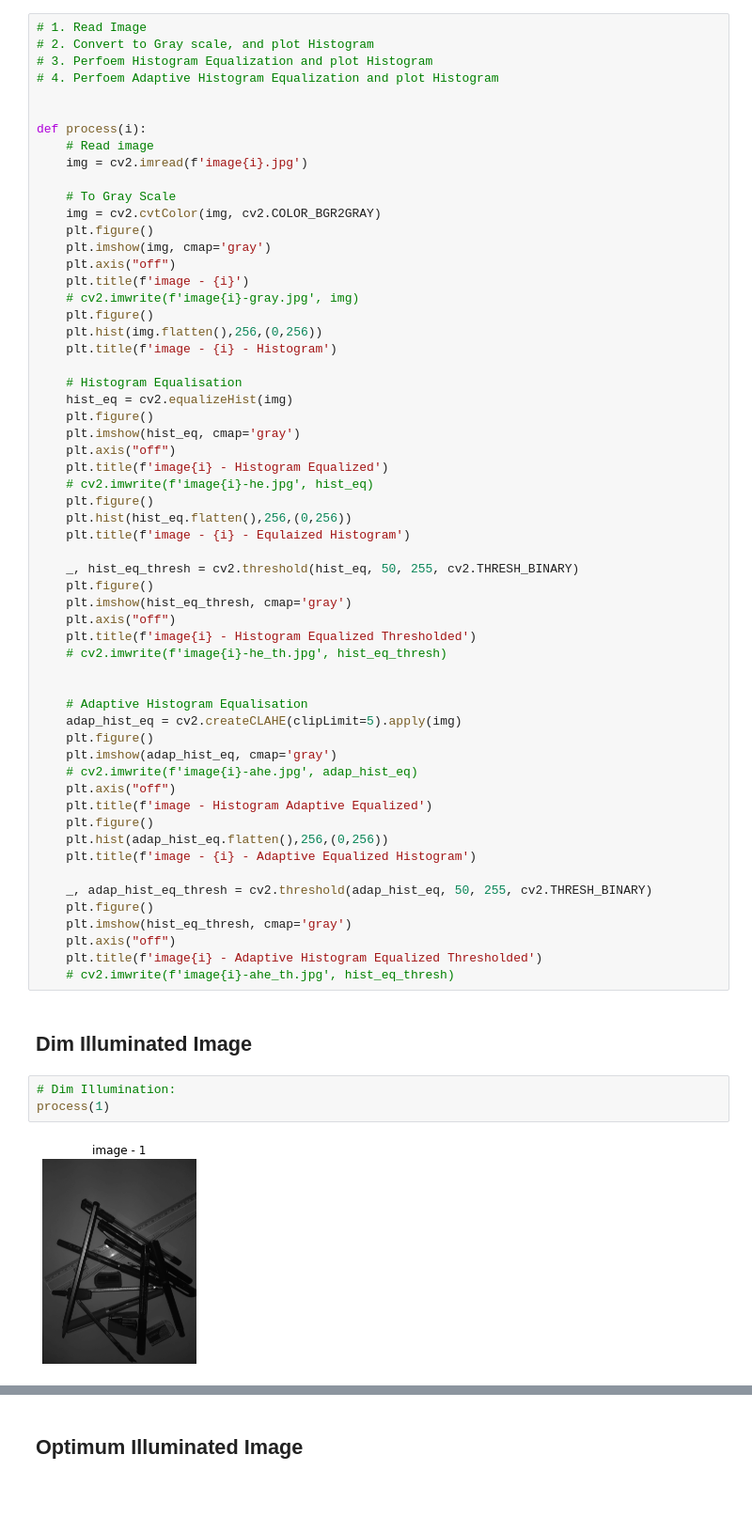
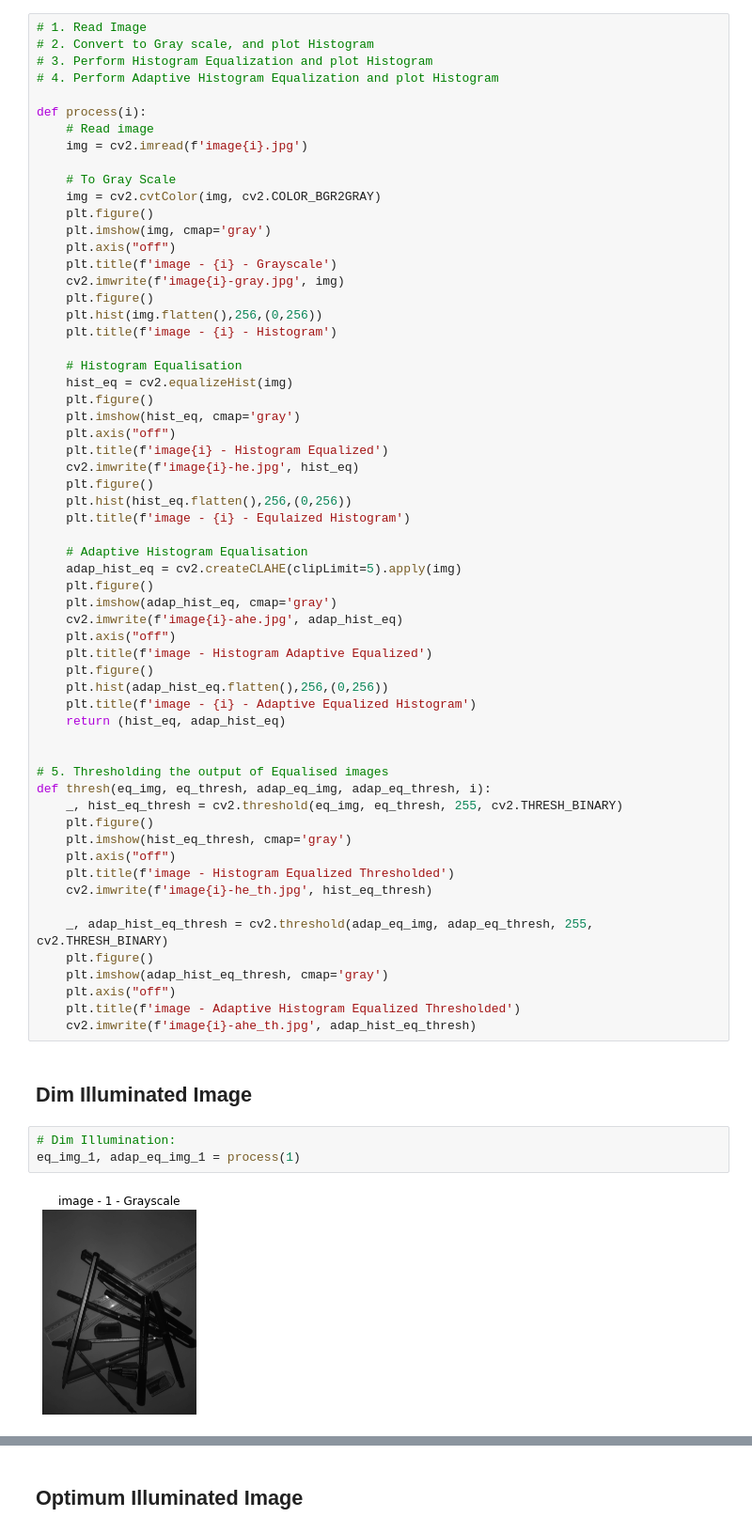
Before and after one commit to agilan2001/DIP_Assignments, a Jupyter notebook: 1 Histogram Equalisation/Histogram_equlaization.ipynb, the cells around one changed output, grey strips where cells are left out. Shown: that part at 94% size. Drawn from its saved outputs; the diff is of its cells as text; blank space fills up the shorter version.

Commit message:
use different thresholds

```diff
--- a/1 Histogram Equalisation/Histogram_equlaization.ipynb
+++ b/1 Histogram Equalisation/Histogram_equlaization.ipynb
@@ -7,9 +7,8 @@ from matplotlib import pyplot as plt
 # %%
 # 1. Read Image
 # 2. Convert to Gray scale, and plot Histogram
-# 3. Perfoem Histogram Equalization and plot Histogram
-# 4. Perfoem Adaptive Histogram Equalization and plot Histogram
-
+# 3. Perform Histogram Equalization and plot Histogram
+# 4. Perform Adaptive Histogram Equalization and plot Histogram
 
 def process(i):
     # Read image
@@ -20,8 +19,8 @@ def process(i):
     plt.figure()
     plt.imshow(img, cmap='gray')
     plt.axis("off")
-    plt.title(f'image - {i}')
-    # cv2.imwrite(f'image{i}-gray.jpg', img)
+    plt.title(f'image - {i} - Grayscale')
+    cv2.imwrite(f'image{i}-gray.jpg', img)
     plt.figure()
     plt.hist(img.flatten(),256,(0,256))
     plt.title(f'image - {i} - Histogram')
@@ -32,43 +31,46 @@ def process(i):
     plt.imshow(hist_eq, cmap='gray')
     plt.axis("off")
     plt.title(f'image{i} - Histogram Equalized')
-    # cv2.imwrite(f'image{i}-he.jpg', hist_eq)
+    cv2.imwrite(f'image{i}-he.jpg', hist_eq)
     plt.figure()
     plt.hist(hist_eq.flatten(),256,(0,256))
     plt.title(f'image - {i} - Equlaized Histogram')
-
-    _, hist_eq_thresh = cv2.threshold(hist_eq, 50, 255, cv2.THRESH_BINARY)
-    plt.figure()
-    plt.imshow(hist_eq_thresh, cmap='gray')
-    plt.axis("off")
-    plt.title(f'image{i} - Histogram Equalized Thresholded')
-    # cv2.imwrite(f'image{i}-he_th.jpg', hist_eq_thresh)
-
 
     # Adaptive Histogram Equalisation
     adap_hist_eq = cv2.createCLAHE(clipLimit=5).apply(img)
     plt.figure()
     plt.imshow(adap_hist_eq, cmap='gray')
-    # cv2.imwrite(f'image{i}-ahe.jpg', adap_hist_eq)
+    cv2.imwrite(f'image{i}-ahe.jpg', adap_hist_eq)
     plt.axis("off")
     plt.title(f'image - Histogram Adaptive Equalized')
     plt.figure()
     plt.hist(adap_hist_eq.flatten(),256,(0,256))
     plt.title(f'image - {i} - Adaptive Equalized Histogram')
+    return (hist_eq, adap_hist_eq)
 
-    _, adap_hist_eq_thresh = cv2.threshold(adap_hist_eq, 50, 255, cv2.THRESH_BINARY)
+
+# 5. Thresholding the output of Equalised images
+def thresh(eq_img, eq_thresh, adap_eq_img, adap_eq_thresh, i):
+    _, hist_eq_thresh = cv2.threshold(eq_img, eq_thresh, 255, cv2.THRESH_BINARY)
     plt.figure()
     plt.imshow(hist_eq_thresh, cmap='gray')
     plt.axis("off")
-    plt.title(f'image{i} - Adaptive Histogram Equalized Thresholded')
-    # cv2.imwrite(f'image{i}-ahe_th.jpg', hist_eq_thresh)
+    plt.title(f'image - Histogram Equalized Thresholded')
+    cv2.imwrite(f'image{i}-he_th.jpg', hist_eq_thresh)
+
+    _, adap_hist_eq_thresh = cv2.threshold(adap_eq_img, adap_eq_thresh, 255, cv2.THRESH_BINARY)
+    plt.figure()
+    plt.imshow(adap_hist_eq_thresh, cmap='gray')
+    plt.axis("off")
+    plt.title(f'image - Adaptive Histogram Equalized Thresholded')
+    cv2.imwrite(f'image{i}-ahe_th.jpg', adap_hist_eq_thresh)
 # %% [markdown]
 ## Dim Illuminated Image
 # %%
 # Dim Illumination:
-process(1)
+eq_img_1, adap_eq_img_1 = process(1)
 # %% [output]
-[figure, old version]
+[figure, new version]
 [figure]
 [figure]
 [figure]
```
Also changed, not shown: parts of 6 cells of this notebook, 1 other file.
